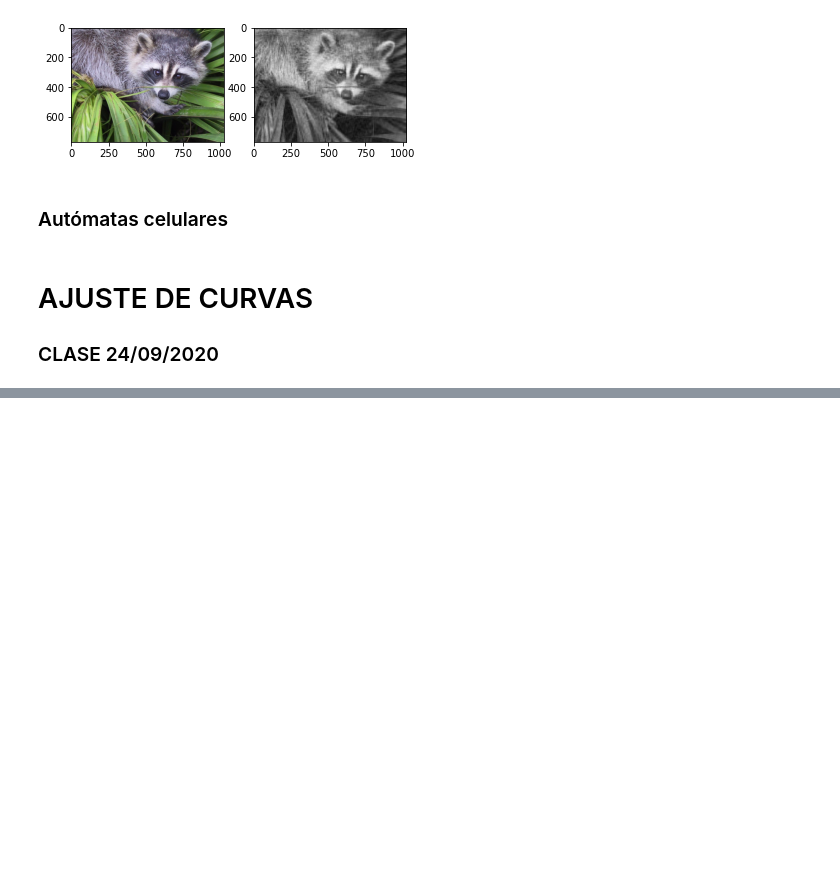
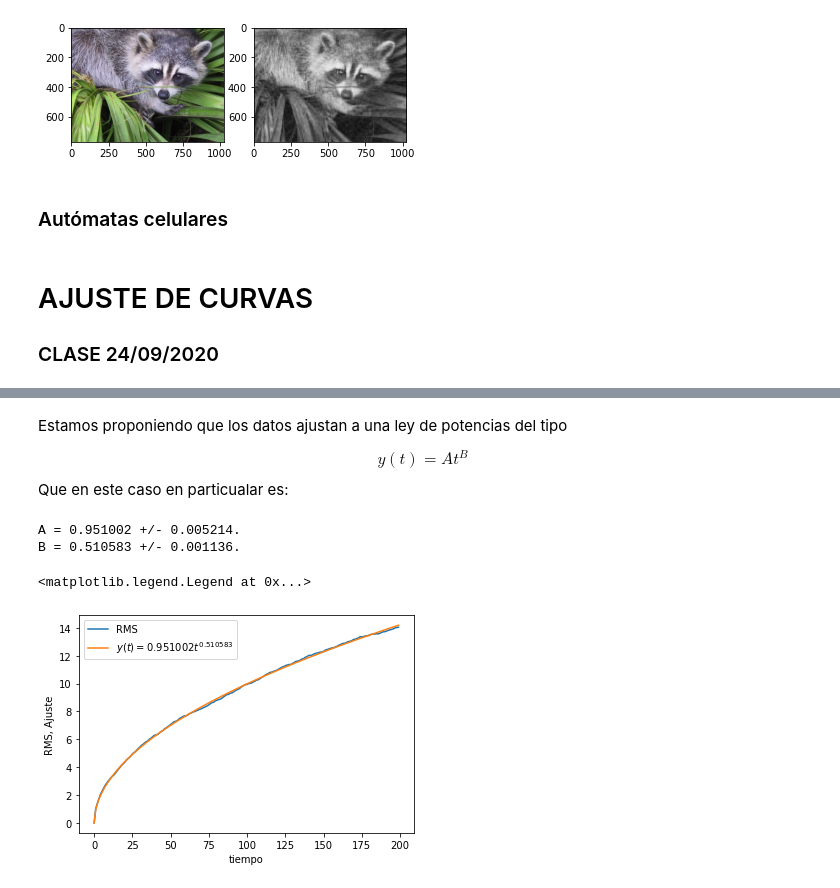
Before and after one commit to jesusigarmor/Matematicas-computacionales-fall2020, a Jupyter notebook: alumnos/anacris2802/EjerciciosClase.ipynb, the cells around one changed output, grey strips where cells are left out. Drawn from its saved outputs; the diff is of its cells as text; code cells hidden in the pictures; blank space fills up the shorter version.

```diff
--- a/alumnos/anacris2802/EjerciciosClase.ipynb
+++ b/alumnos/anacris2802/EjerciciosClase.ipynb
@@ -413,0 +544,24 @@ plt.subplot(122, aspect='equal'); plt.imshow(A);
+# %%
+from scipy.optimize import curve_fit
+
+power_law = lambda x, a, b: a*x**b
+popt, pcov = curve_fit(power_law, tiempo, rms)
+# %% [markdown]
+Estamos proponiendo que los datos ajustan a una ley de potencias del tipo
+
+$$y(t) = A t^B$$
+Que en este caso en particualar es:
+# %%
+print ("A = %f +/- %f." % (popt[0], sqrt(pcov[0,0])))
+print ("B = %f +/- %f." % (popt[1], sqrt(pcov[1,1])))
+
+plt.plot(tiempo, rms, label="RMS")
+plt.plot(tiempo,power_law(tiempo, popt[0], popt[1]), label=r"$y(t) = %f t ^{%f}$" % (popt[0], popt[1]))
+plt.xlabel('tiempo')
+plt.ylabel(r'RMS, Ajuste')
+plt.legend(loc='best')
+# %% [output]
+A = 0.951002 +/- 0.005214.
+B = 0.510583 +/- 0.001136.
+<matplotlib.legend.Legend at 0x...>
+[figure, added]
```
Also changed, not shown: parts of 15 cells of this notebook.
